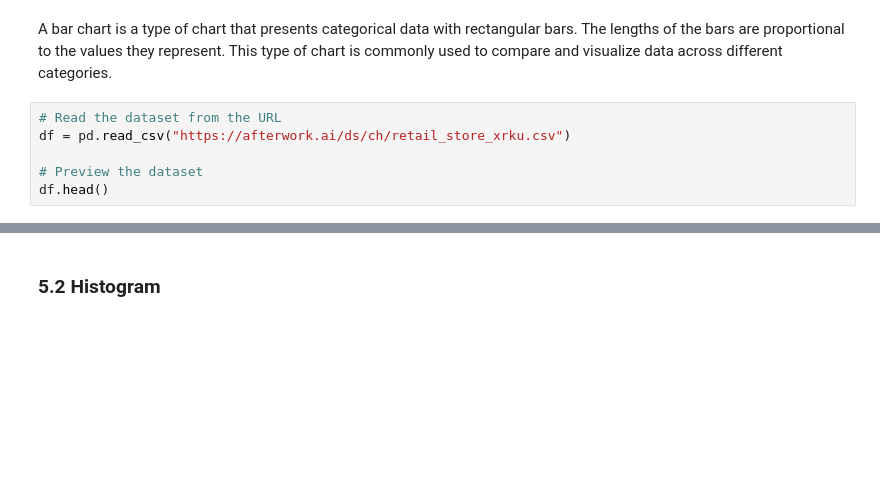
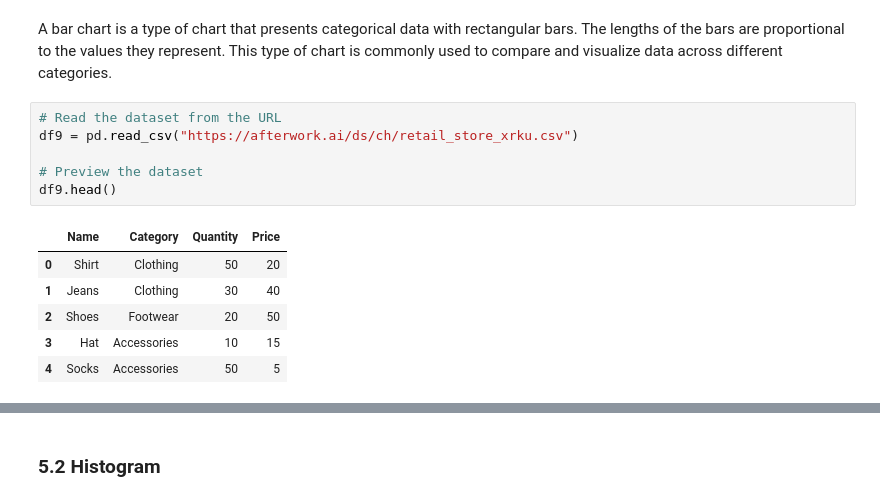
Before and after one commit to ntoitichristine/Data-Science-Moringa-School, a Jupyter notebook: Pandas_practice.ipynb, the cells around one changed output, grey strips where cells are left out. Drawn from its saved outputs; the diff is of its cells as text; blank space fills up the shorter version.

```diff
--- a/Pandas_practice.ipynb
+++ b/Pandas_practice.ipynb
@@ -441,9 +459,16 @@ import matplotlib.pyplot as plt
 A bar chart is a type of chart that presents categorical data with rectangular bars. The lengths of the bars are proportional to the values they represent. This type of chart is commonly used to compare and visualize data across different categories.
 # %%
 # Read the dataset from the URL
-df = pd.read_csv("https://afterwork.ai/ds/ch/retail_store_xrku.csv")
+df9 = pd.read_csv("https://afterwork.ai/ds/ch/retail_store_xrku.csv")
 
 # Preview the dataset
-df.head()
+df9.head()
+# %% [output]
+|  | Name | Category | Quantity | Price |
+| 0 | Shirt | Clothing | 50 | 20 |
+| 1 | Jeans | Clothing | 30 | 40 |
+| 2 | Shoes | Footwear | 20 | 50 |
+| 3 | Hat | Accessories | 10 | 15 |
+| 4 | Socks | Accessories | 50 | 5 |
 # %%
 # Count the number of occurrences for each category
```
Also changed, not shown: parts of 3 cells of this notebook.
